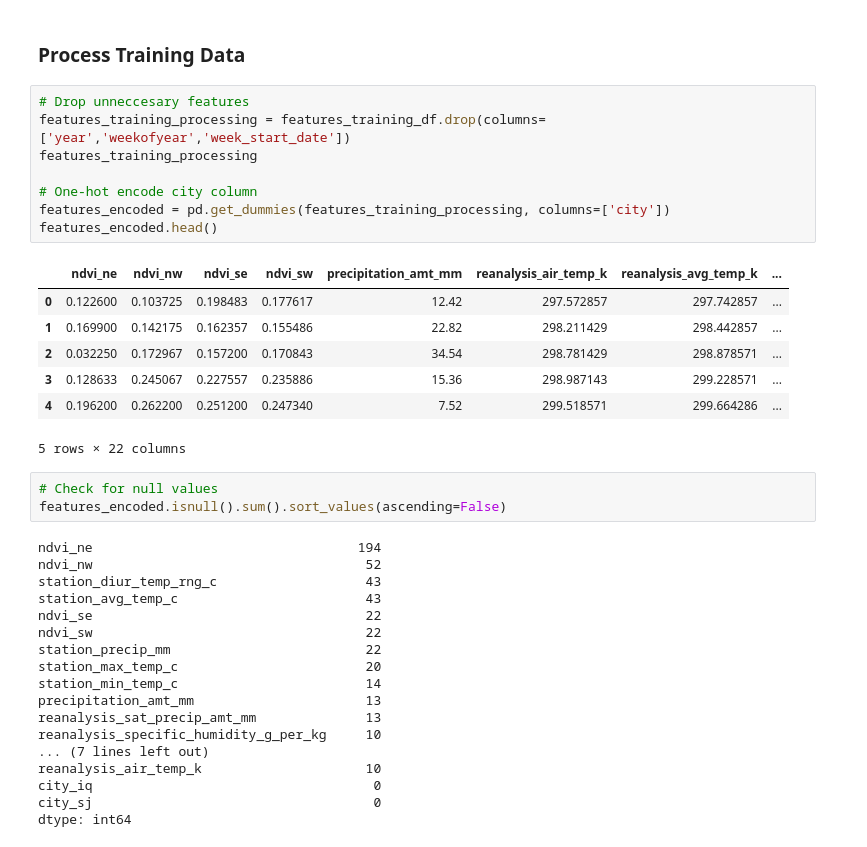
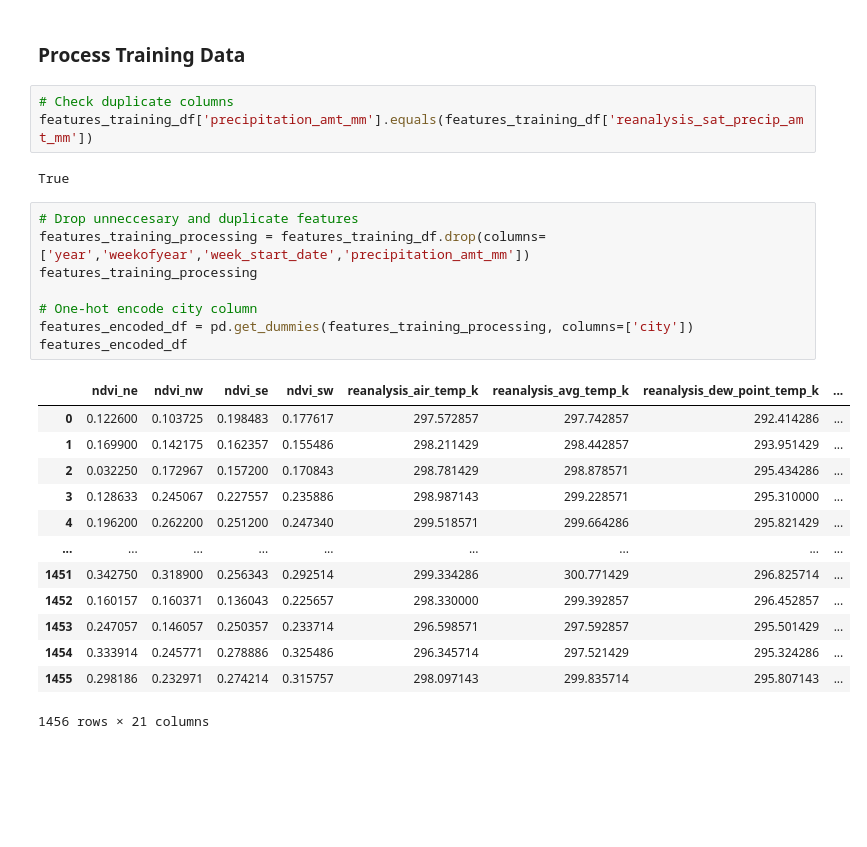
Before and after one commit to tedi529/Dengue-Fever-Predictions, a Jupyter notebook: Dengue Fever Model.ipynb, the cells around one changed output. Cells and saved outputs as stored; diff of their text form; blank space fills up the shorter version.

```diff
--- a/Dengue Fever Model.ipynb
+++ b/Dengue Fever Model.ipynb
@@ -64,40 +76,30 @@ labels_df
 1456 rows × 1 columns
 # %% [markdown]
 ### Process Training Data
+# %%
+# Check duplicate columns
+features_training_df['precipitation_amt_mm'].equals(features_training_df['reanalysis_sat_precip_amt_mm'])
+# %% [output]
+True
 # %%
-# Drop unneccesary features
-features_training_processing = features_training_df.drop(columns=['year','weekofyear','week_start_date'])
+# Drop unneccesary and duplicate features
+features_training_processing = features_training_df.drop(columns=['year','weekofyear','week_start_date','precipitation_amt_mm'])
 features_training_processing
 
 # One-hot encode city column
-features_encoded = pd.get_dummies(features_training_processing, columns=['city'])
-features_encoded.head()
+features_encoded_df = pd.get_dummies(features_training_processing, columns=['city'])
+features_encoded_df
 # %% [output]
-|  | ndvi_ne | ndvi_nw | ndvi_se | ndvi_sw | precipitation_amt_mm | reanalysis_air_temp_k | reanalysis_avg_temp_k | ... |
-| 0 | 0.122600 | 0.103725 | 0.198483 | 0.177617 | 12.42 | 297.572857 | 297.742857 | ... |
-| 1 | 0.169900 | 0.142175 | 0.162357 | 0.155486 | 22.82 | 298.211429 | 298.442857 | ... |
-| 2 | 0.032250 | 0.172967 | 0.157200 | 0.170843 | 34.54 | 298.781429 | 298.878571 | ... |
-| 3 | 0.128633 | 0.245067 | 0.227557 | 0.235886 | 15.36 | 298.987143 | 299.228571 | ... |
-| 4 | 0.196200 | 0.262200 | 0.251200 | 0.247340 | 7.52 | 299.518571 | 299.664286 | ... |
+|  | ndvi_ne | ndvi_nw | ndvi_se | ndvi_sw | reanalysis_air_temp_k | reanalysis_avg_temp_k | reanalysis_dew_point_temp_k | ... |
+| 0 | 0.122600 | 0.103725 | 0.198483 | 0.177617 | 297.572857 | 297.742857 | 292.414286 | ... |
+| 1 | 0.169900 | 0.142175 | 0.162357 | 0.155486 | 298.211429 | 298.442857 | 293.951429 | ... |
+| 2 | 0.032250 | 0.172967 | 0.157200 | 0.170843 | 298.781429 | 298.878571 | 295.434286 | ... |
+| 3 | 0.128633 | 0.245067 | 0.227557 | 0.235886 | 298.987143 | 299.228571 | 295.310000 | ... |
+| 4 | 0.196200 | 0.262200 | 0.251200 | 0.247340 | 299.518571 | 299.664286 | 295.821429 | ... |
+| ... | ... | ... | ... | ... | ... | ... | ... | ... |
+| 1451 | 0.342750 | 0.318900 | 0.256343 | 0.292514 | 299.334286 | 300.771429 | 296.825714 | ... |
+| 1452 | 0.160157 | 0.160371 | 0.136043 | 0.225657 | 298.330000 | 299.392857 | 296.452857 | ... |
+| 1453 | 0.247057 | 0.146057 | 0.250357 | 0.233714 | 296.598571 | 297.592857 | 295.501429 | ... |
+| 1454 | 0.333914 | 0.245771 | 0.278886 | 0.325486 | 296.345714 | 297.521429 | 295.324286 | ... |
+| 1455 | 0.298186 | 0.232971 | 0.274214 | 0.315757 | 298.097143 | 299.835714 | 295.807143 | ... |
-5 rows × 22 columns
+1456 rows × 21 columns
-# %%
-# Check for null values
-features_encoded.isnull().sum().sort_values(ascending=False)
-# %% [output]
-ndvi_ne                                  194
-ndvi_nw                                   52
-station_diur_temp_rng_c                   43
-station_avg_temp_c                        43
-ndvi_se                                   22
-ndvi_sw                                   22
-station_precip_mm                         22
-station_max_temp_c                        20
-station_min_temp_c                        14
-precipitation_amt_mm                      13
-reanalysis_sat_precip_amt_mm              13
-reanalysis_specific_humidity_g_per_kg     10
-... (7 lines left out)
-reanalysis_air_temp_k                     10
-city_iq                                    0
-city_sj                                    0
-dtype: int64
```
Also changed, not shown: parts of 15 cells of this notebook.
